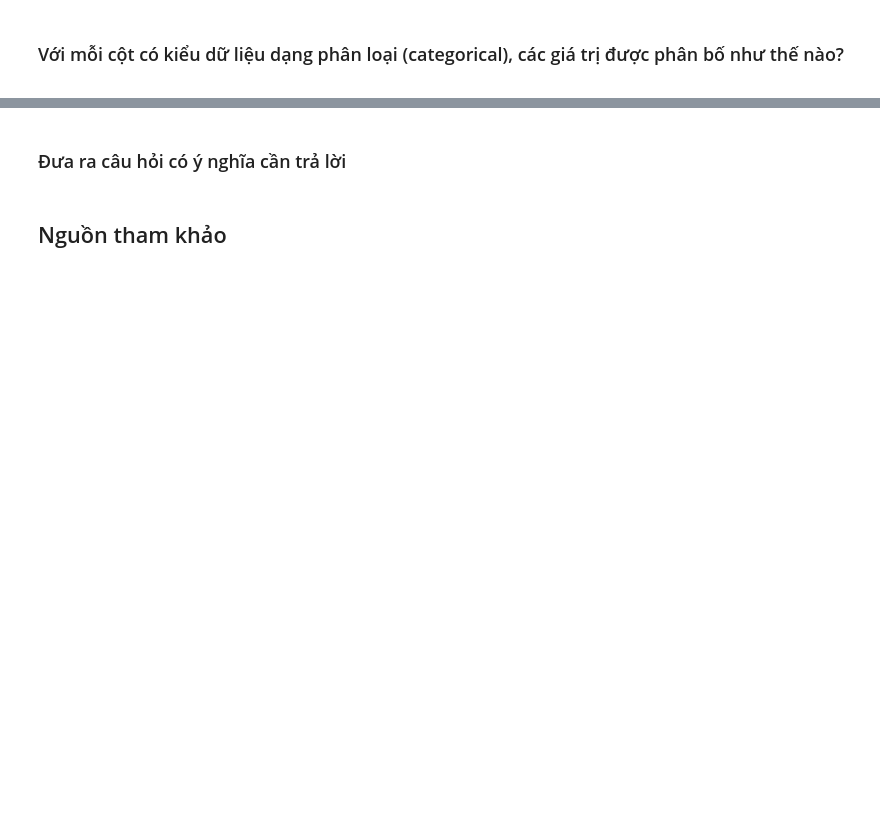
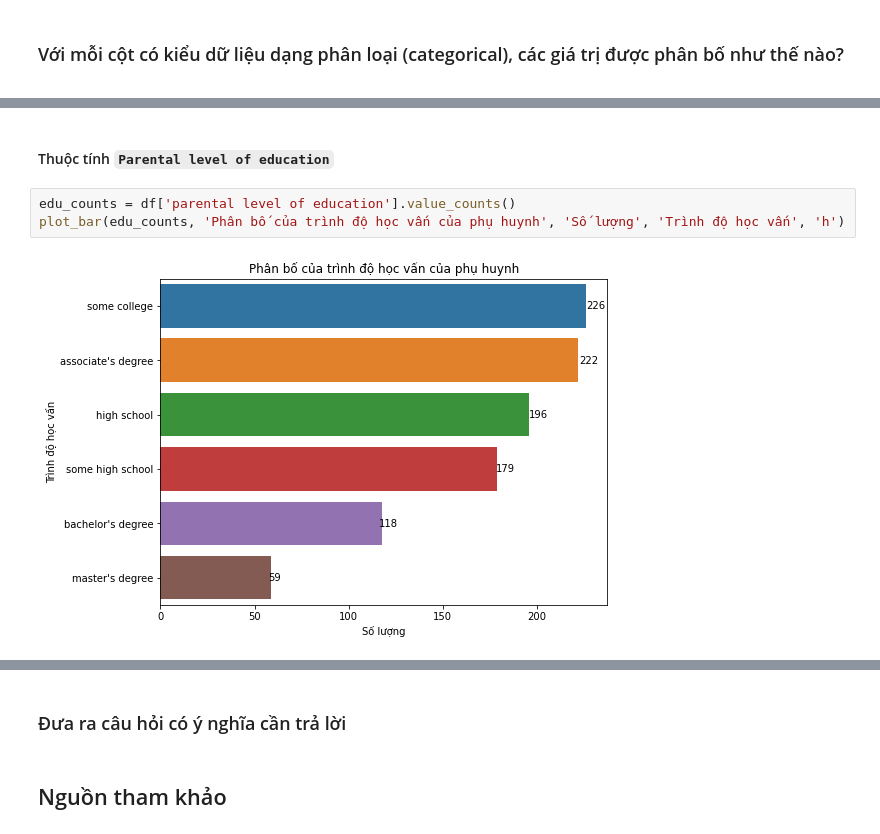
Before and after one commit to PNTAN19/LTKHDL, a Jupyter notebook: Students_Performance.ipynb, the cells around one changed output, grey strips where cells are left out. Drawn from its saved outputs; the diff is of its cells as text; blank space fills up the shorter version.

```diff
--- a/Students_Performance.ipynb
+++ b/Students_Performance.ipynb
@@ -270,0 +384,7 @@ Dựa vào biểu đồ trực quan của dữ liệu `writing score`:
+# %% [markdown]
+#### Thuộc tính `Parental level of education`
+# %%
+edu_counts = df['parental level of education'].value_counts()
+plot_bar(edu_counts, 'Phân bố của trình độ học vấn của phụ huynh', 'Số lượng', 'Trình độ học vấn', 'h')
+# %% [output]
+[figure, added]
```
Also changed, not shown: parts of 45 cells of this notebook.
